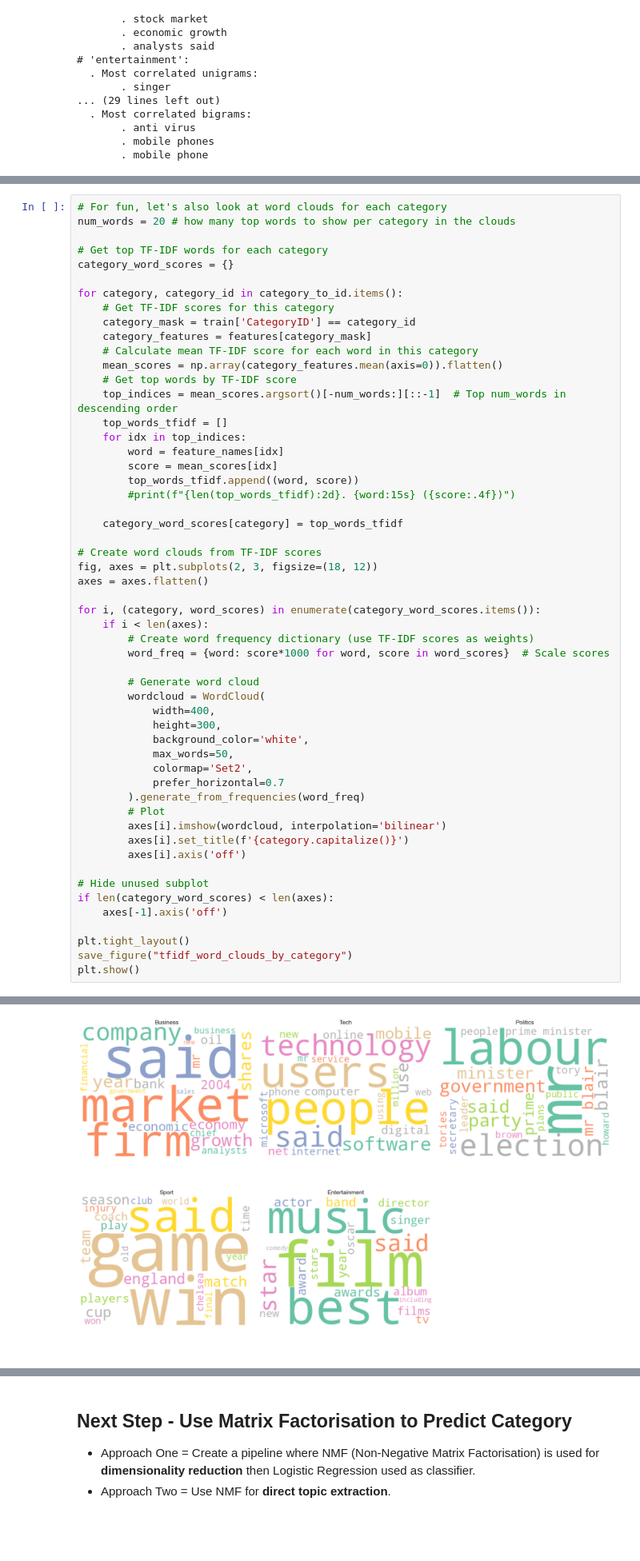
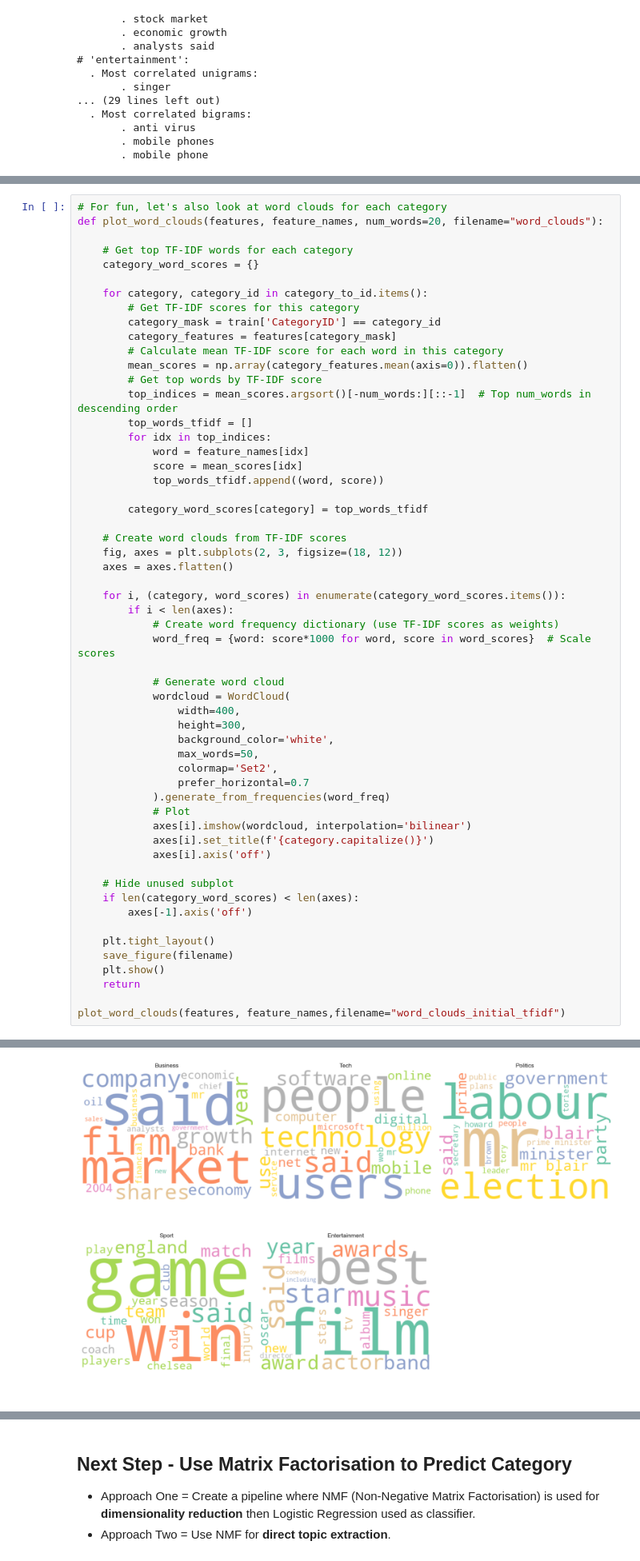
Before and after one commit to sean-coffey/ml-course-work, a Jupyter notebook: 5510_module4_mini_project.ipynb, the cells around one changed output, grey strips where cells are left out. Shown at 80% size. Drawn from its saved outputs; the diff is of its cells as text; blank space fills up the shorter version.

```diff
--- a/5510_module4_mini_project.ipynb
+++ b/5510_module4_mini_project.ipynb
@@ -279,55 +239,57 @@ Figure saved: figs/5510_mini_project/tfidf_feature_vectors.png
 # %%
 # For fun, let's also look at word clouds for each category
-num_words = 20 # how many top words to show per category in the clouds
+def plot_word_clouds(features, feature_names, num_words=20, filename="word_clouds"):
 
-# Get top TF-IDF words for each category
-category_word_scores = {}
+    # Get top TF-IDF words for each category
+    category_word_scores = {}
 
-for category, category_id in category_to_id.items():
-    # Get TF-IDF scores for this category
-    category_mask = train['CategoryID'] == category_id
-    category_features = features[category_mask]
-    # Calculate mean TF-IDF score for each word in this category
-    mean_scores = np.array(category_features.mean(axis=0)).flatten()
-    # Get top words by TF-IDF score
-    top_indices = mean_scores.argsort()[-num_words:][::-1]  # Top num_words in descending order
-    top_words_tfidf = []
-    for idx in top_indices:
-        word = feature_names[idx]
-        score = mean_scores[idx]
-        top_words_tfidf.append((word, score))
-        #print(f"{len(top_words_tfidf):2d}. {word:15s} ({score:.4f})")
+    for category, category_id in category_to_id.items():
+        # Get TF-IDF scores for this category
+        category_mask = train['CategoryID'] == category_id
+        category_features = features[category_mask]
+        # Calculate mean TF-IDF score for each word in this category
+        mean_scores = np.array(category_features.mean(axis=0)).flatten()
+        # Get top words by TF-IDF score
+        top_indices = mean_scores.argsort()[-num_words:][::-1]  # Top num_words in descending order
+        top_words_tfidf = []
+        for idx in top_indices:
+            word = feature_names[idx]
+            score = mean_scores[idx]
+            top_words_tfidf.append((word, score))
 
-    category_word_scores[category] = top_words_tfidf
+        category_word_scores[category] = top_words_tfidf
 
-# Create word clouds from TF-IDF scores
-fig, axes = plt.subplots(2, 3, figsize=(18, 12))
-axes = axes.flatten()
+    # Create word clouds from TF-IDF scores
+    fig, axes = plt.subplots(2, 3, figsize=(18, 12))
+    axes = axes.flatten()
 
-for i, (category, word_scores) in enumerate(category_word_scores.items()):
-    if i < len(axes):
-        # Create word frequency dictionary (use TF-IDF scores as weights)
-        word_freq = {word: score*1000 for word, score in word_scores}  # Scale scores
+    for i, (category, word_scores) in enumerate(category_word_scores.items()):
+        if i < len(axes):
+            # Create word frequency dictionary (use TF-IDF scores as weights)
+            word_freq = {word: score*1000 for word, score in word_scores}  # Scale scores
 
-        # Generate word cloud
-        wordcloud = WordCloud(
-            width=400,
-            height=300,
-            background_color='white',
-            max_words=50,
-            colormap='Set2',
-            prefer_horizontal=0.7
-        ).generate_from_frequencies(word_freq)
-        # Plot
-        axes[i].imshow(wordcloud, interpolation='bilinear')
-        axes[i].set_title(f'{category.capitalize()}')
-        axes[i].axis('off')
+            # Generate word cloud
+            wordcloud = WordCloud(
+                width=400,
+                height=300,
+                background_color='white',
+                max_words=50,
+                colormap='Set2',
+                prefer_horizontal=0.7
+            ).generate_from_frequencies(word_freq)
+            # Plot
+            axes[i].imshow(wordcloud, interpolation='bilinear')
+            axes[i].set_title(f'{category.capitalize()}')
+            axes[i].axis('off')
 
-# Hide unused subplot
-if len(category_word_scores) < len(axes):
-    axes[-1].axis('off')
+    # Hide unused subplot
+    if len(category_word_scores) < len(axes):
+        axes[-1].axis('off')
 
-plt.tight_layout()
-save_figure("tfidf_word_clouds_by_category")
-plt.show()
+    plt.tight_layout()
+    save_figure(filename)
+    plt.show()
+    return
+
+plot_word_clouds(features, feature_names,filename="word_clouds_initial_tfidf")
 # %% [output]
@@ -335 +297 @@ Figure saved: figs/5510_mini_project/tfidf_word_clouds_by_category.png
-[figure, old version]
+[figure, new version]
```
Also changed, not shown: parts of 14 cells of this notebook.
